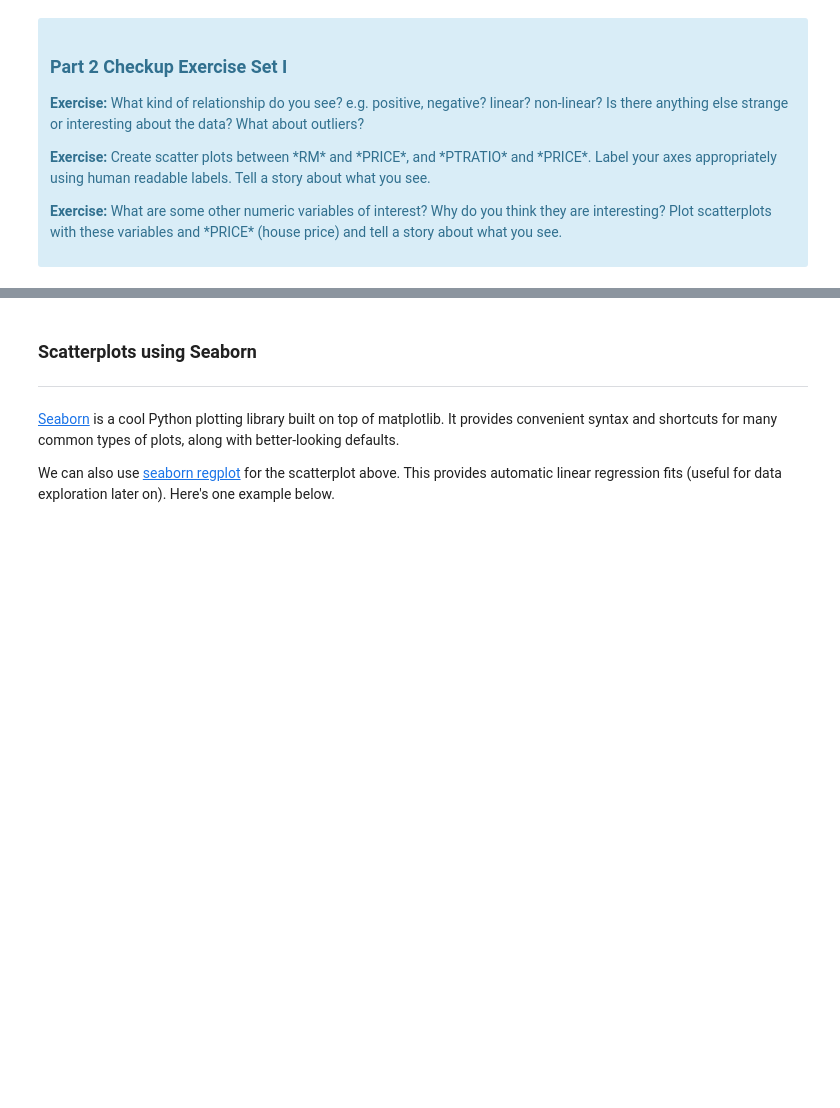
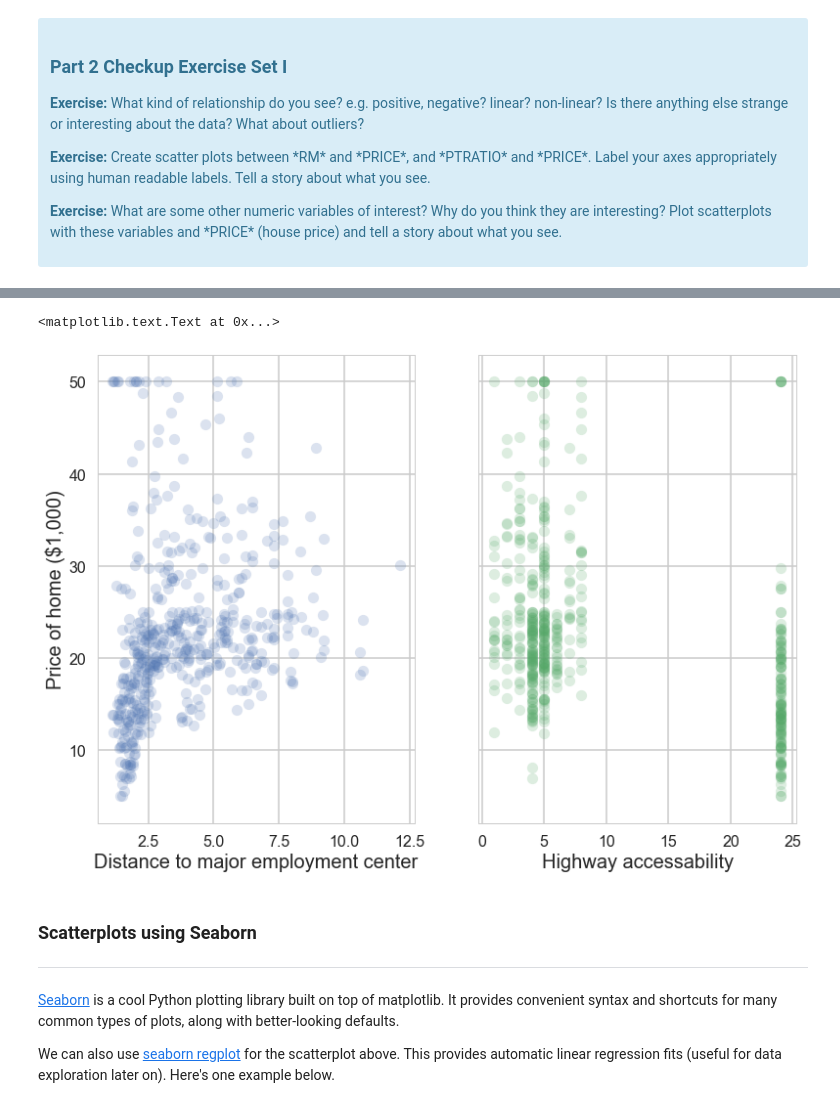
Before and after one commit to mskaerthomason/Springboard-Projects, a Jupyter notebook: linear_regression/Mini_Project_Linear_Regression.ipynb, the cells around one changed output, grey strips where cells are left out. Drawn from its saved outputs; the diff is of its cells as text; code cells hidden in the pictures; blank space fills up the shorter version.

```diff
--- a/linear_regression/Mini_Project_Linear_Regression.ipynb
+++ b/linear_regression/Mini_Project_Linear_Regression.ipynb
@@ -250,5 +299,16 @@ plt.title("Relationship between CRIM and Price")
 # %%
 # your turn: create some other scatter plots
+# %%
+fig, axes =  plt.subplots(1,2,sharey=True)
+sns.regplot(bos['DIS'], bos['PRICE'], scatter_kws={'alpha':0.2}, ax=axes[0],fit_reg=False)
+sns.regplot(bos['RAD'], bos['PRICE'], scatter_kws={'alpha':0.2},ax=axes[1],fit_reg=False)
+axes[0].set_xlabel('Distance to major employment center',fontsize=20)
+axes[1].set_xlabel('Highway accessability', fontsize=20)
+axes[0].set_ylabel('Price of home ($1,000)',fontsize=20)
+axes[1].set_ylabel('')
+# %% [output]
+<matplotlib.text.Text at 0x...>
+[figure, added]
 # %% [markdown]
 ### Scatterplots using Seaborn
 ***
```
Also changed, not shown: parts of 14 cells of this notebook.
